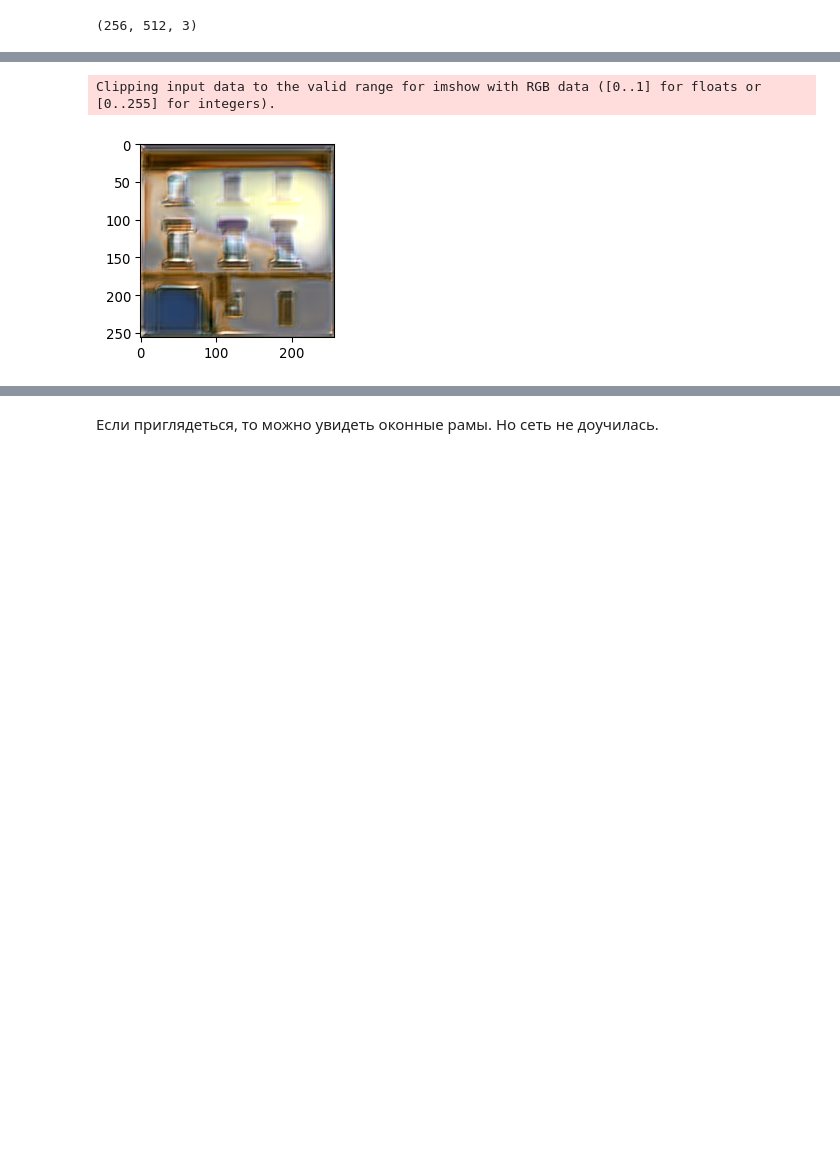
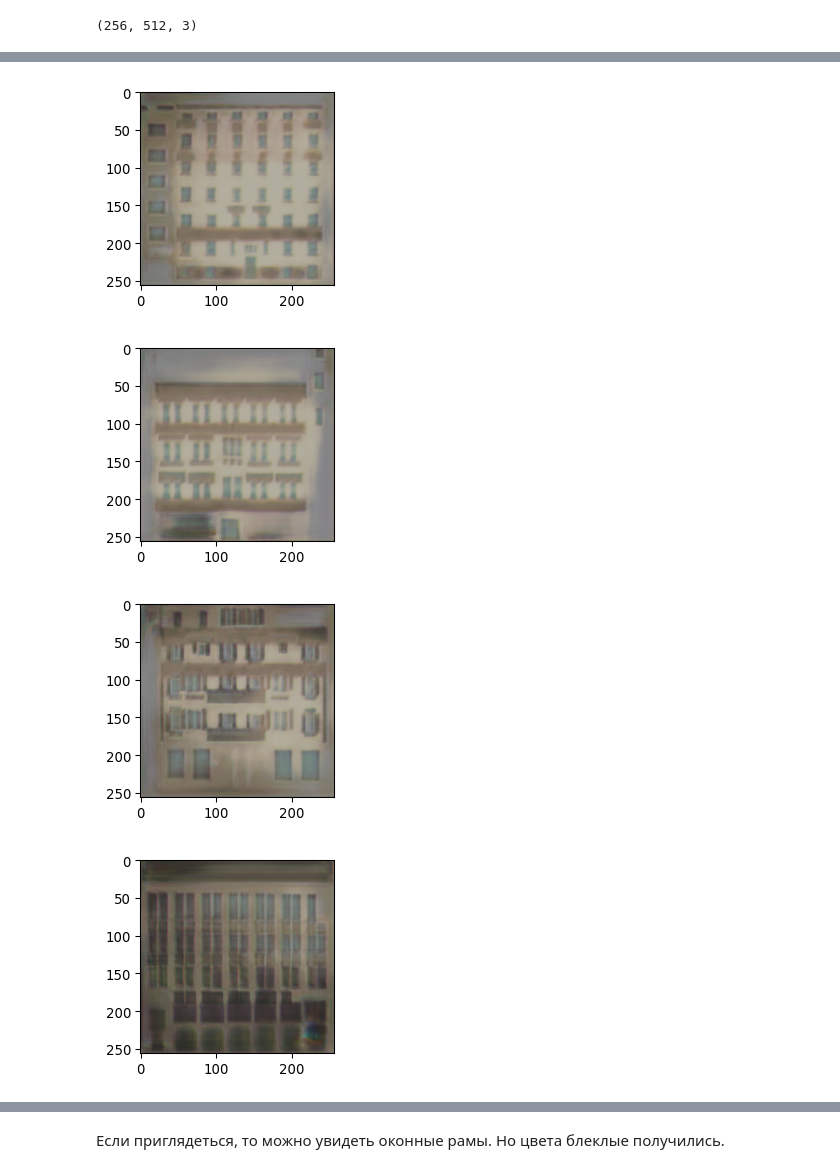
Before and after one commit to k-sukharev/made-adl-fall-2020, a Jupyter notebook: GAN.ipynb, the cells around one changed output, grey strips where cells are left out. Cells and saved outputs as stored; diff of their text form; code cells hidden in the pictures; blank space fills up the shorter version.

```diff
--- a/GAN.ipynb
+++ b/GAN.ipynb
@@ -147,18 +147,20 @@ class Pix2Pix(pl.LightningModule):
             encoder_name='resnet18',
             encoder_weights='imagenet',
             in_channels=3,
-            classes=3,
+            classes=3
         )
+
+        self.generator.segmentation_head[2].activation = nn.Tanh()
         # для того, чтобы определить, настоящее пара изображение-маска или нет будем объединять их по каналам
         self.discriminator = nn.Sequential(
             nn.Conv2d(6, 64, 3, padding=1),
-            nn.BatchNorm2d(64),
+            nn.InstanceNorm2d(64),
             nn.LeakyReLU(),
             nn.Conv2d(64, 256, 3, padding=1),
-            nn.BatchNorm2d(256),
+            nn.InstanceNorm2d(256),
             nn.LeakyReLU(),
             nn.Conv2d(256, 512, 3, padding=1),
-            nn.BatchNorm2d(512),
+            nn.InstanceNorm2d(512),
             nn.LeakyReLU(),
             nn.Conv2d(512, 1, 3, padding=1)
         )
@@ -175,16 +177,17 @@ class Pix2Pix(pl.LightningModule):
         image = batch["image"]
         label = batch["label"]
 
-        fake_image = self.generator(label)
-
         # generator
         if optimizer_idx == 0:
             self._set_requires_grad(self.discriminator.parameters(), False)
+
+            fake_image = self.generator(label)
+
             d_pred_fake = self.discriminator(torch.cat([label, fake_image], dim=1))
 
             g_loss = (
                 F.mse_loss(d_pred_fake, torch.ones_like(d_pred_fake)) +
-                F.l1_loss(image, fake_image)
+                100 * F.l1_loss(image, fake_image)
             )
 
             self.log('g_loss', g_loss, on_epoch=True, prog_bar=True)
@@ -193,6 +196,8 @@ class Pix2Pix(pl.LightningModule):
         # discriminator
         elif optimizer_idx == 1:
             self._set_requires_grad(self.discriminator.parameters(), True)
+
+            fake_image = self.generator(label)
 
             d_pred_orig = self.discriminator(torch.cat([label, image], dim=1))
             d_pred_fake = self.discriminator(torch.cat([label, fake_image.detach()], dim=1))
@@ -216,7 +221,7 @@ class Pix2Pix(pl.LightningModule):
 
         g_loss_val = (
             F.mse_loss(d_pred_fake, torch.ones_like(d_pred_fake)) +
-            F.l1_loss(image, fake_image)
+            100 * F.l1_loss(image, fake_image)
         )
 
         d_loss_val = F.mse_loss(
@@ -235,9 +240,9 @@ class Pix2Pix(pl.LightningModule):
     def configure_optimizers(self):
         optimizer_g = optim.Adam(self.generator.parameters(), lr=1e-4)
         optimizer_d = optim.Adam(self.discriminator.parameters(), lr=1e-4)
-        scheduler_g = optim.lr_scheduler.ExponentialLR(optimizer_g, 0.5)
-        scheduler_d = optim.lr_scheduler.ExponentialLR(optimizer_g, 0.5)
-        return [optimizer_g, optimizer_d], []
+        scheduler_g = optim.lr_scheduler.ExponentialLR(optimizer_g, 0.95)
+        scheduler_d = optim.lr_scheduler.ExponentialLR(optimizer_g, 0.95)
+        return [optimizer_g, optimizer_d], [scheduler_g, scheduler_d]
 # %%
 dm = Pix2PixDataModule(
     train_dataset,
@@ -247,7 +252,7 @@ dm = Pix2PixDataModule(
     NUM_WORKERS
 )
 
-model = Pix2Pix()
+model = Pix2Pix().load_from_checkpoint("/home/xfs/Downloads/playground/adl/lightning_logs/version_19/checkpoints/last.ckpt")
 
 checkpoint_callback = ModelCheckpoint(monitor='g_loss_val', verbose=True, save_last=True)
 
@@ -255,7 +260,8 @@ trainer = pl.Trainer(
     gpus=[1],
     checkpoint_callback=checkpoint_callback,
     deterministic=True,
-    max_epochs=20
+    max_epochs=80
+#     resume_from_checkpoint="/home/xfs/Downloads/playground/adl/lightning_logs/version_19/checkpoints/last.ckpt"
 )
 
 trainer.fit(model, datamodule=dm)
@@ -282,9 +288,12 @@ Epoch 15, step 1505: g_loss_val was not in top 1
 model.eval()
 model.freeze()
 # %%
-with torch.no_grad():
-    fake_image = model(test_dataset[45]['label'].unsqueeze(0))
-ia.imshow((fake_image.squeeze(0).permute(1,2,0).numpy() * STD + MEAN))
+for i in range(10):
+    with torch.no_grad():
+        fake_image = model(test_dataset[i]['label'].unsqueeze(0))
+    ia.imshow((fake_image.squeeze(0).permute(1,2,0).numpy() * STD + MEAN))
 # %% [output]
-Clipping input data to the valid range for imshow with RGB data ([0..1] for floats or [0..255] for integers).
-[figure, old version]
+[figure, new version]
+[figure, added]
+[figure, added]
+[figure, added]
@@ -291,2 +306,2 @@ Clipping input data to the valid range for imshow with RGB data ([0..1] for floa
 # %% [markdown]
-Если приглядеться, то можно увидеть оконные рамы. Но сеть не доучилась.
+Если приглядеться, то можно увидеть оконные рамы. Но цвета блеклые получились.
```
Also changed, not shown: parts of 2 cells of this notebook.
